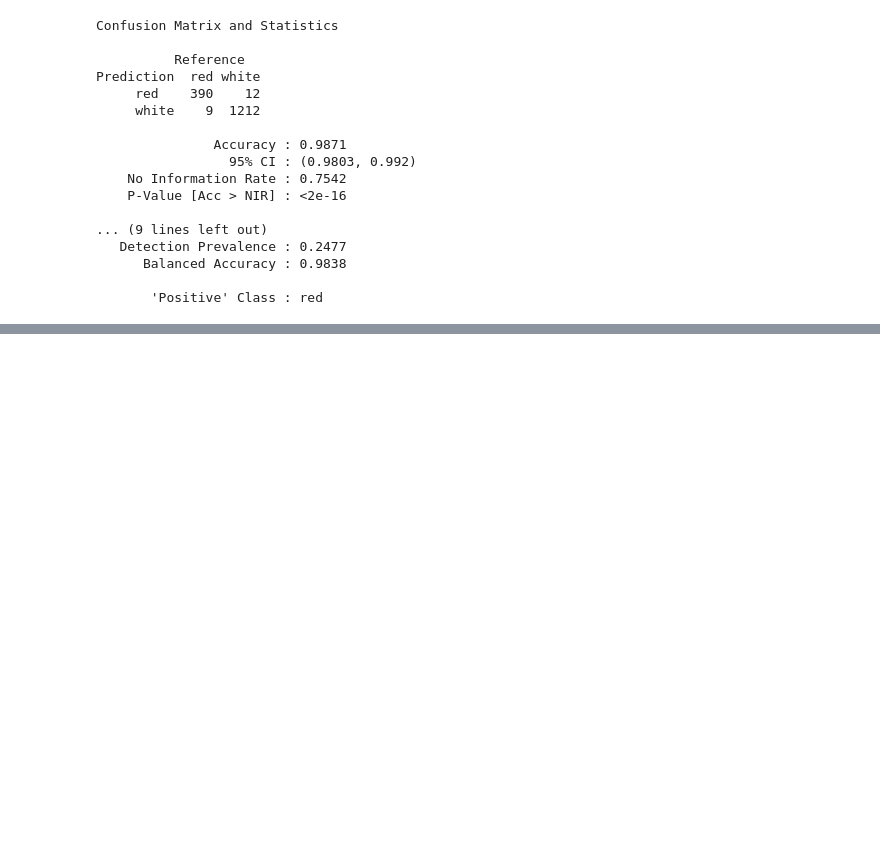
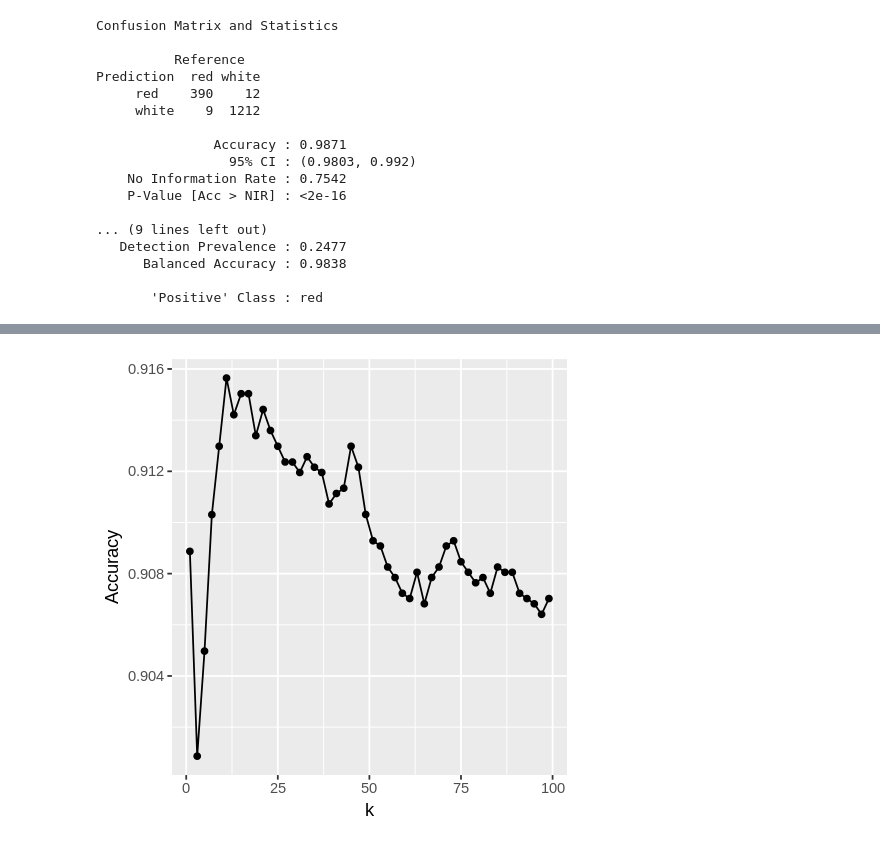
Before and after one commit to cryslee9/Predicting-Fine-Wine, a Jupyter notebook: fine_wine_analysis.ipynb, the cells around one changed output, grey strips where cells are left out. Saved outputs shown, nothing was run; the diff lists cells and outputs as text; code cells hidden in the pictures; blank space fills up the shorter version.

```diff
--- a/fine_wine_analysis.ipynb
+++ b/fine_wine_analysis.ipynb
@@ -473,3 +473,26 @@ Prediction  red white
       Balanced Accuracy : 0.9838
 
        'Positive' Class : red
+# %%
+#Changing predictors to first three
+X_train2 <- training_set %>%
+    select(fixed_acidity, volatile_acidity, citric_acid) %>%
+    data.frame()
+
+Y_train2 <- training_set %>%
+    select(type) %>%
+    unlist()
+X_test2 <- testing_set %>%
+    select(fixed_acidity, volatile_acidity, citric_acid) %>%
+    data.frame()
+
+Y_test2 <- testing_set %>%
+    select(type) %>%
+    unlist()
+# %%
+train_control <- trainControl(method = "cv", number = 10)
+k_lots2 = data.frame(k = seq(from = 1, to = 100 , by = 2))
+# %%
+set.seed(2017)
+knn_cv2 <- train(x = X_train2, y = Y_train2, method = "knn", tuneGrid = k_lots2, trControl = train_control)
+knn_cv2
@@ -475,0 +517,8 @@ Prediction  red white
+# %%
+accuracy_vs_k2 <- knn_cv2$results %>%
+    ggplot(aes(x = k, y = Accuracy)) +
+    geom_point() +
+    geom_line()
+accuracy_vs_k2
+# %% [output]
+[figure, added]
```
Also changed, not shown: parts of 5 cells of this notebook.
